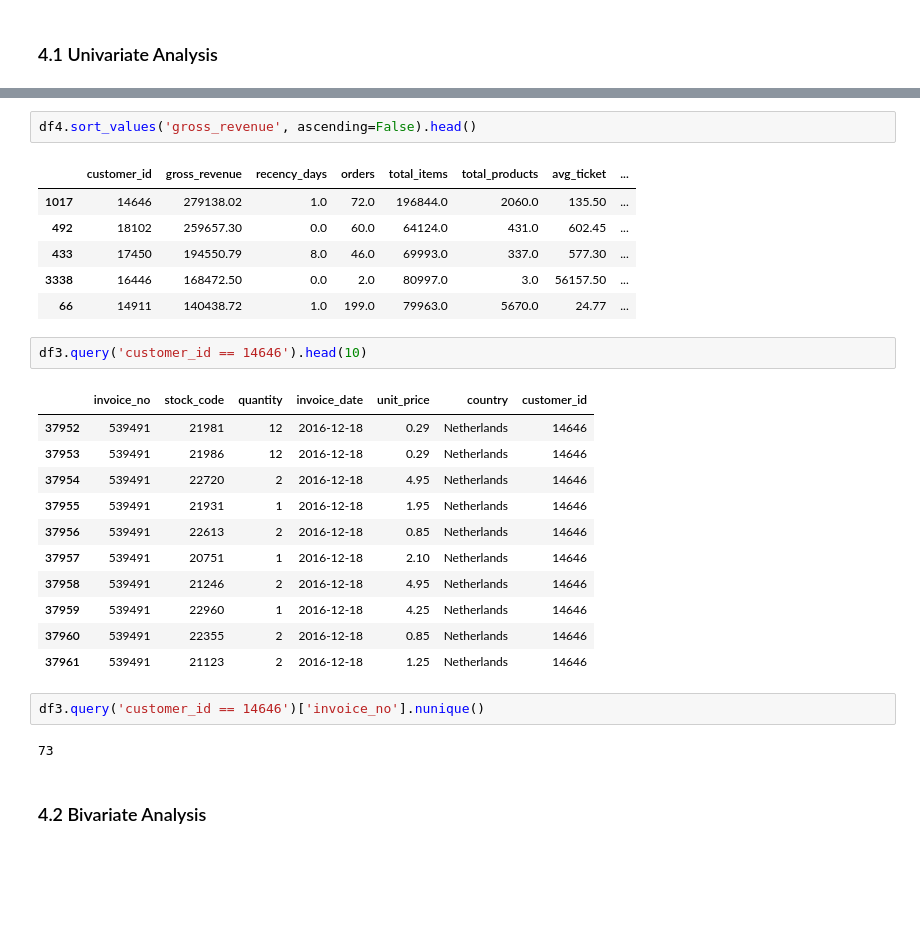
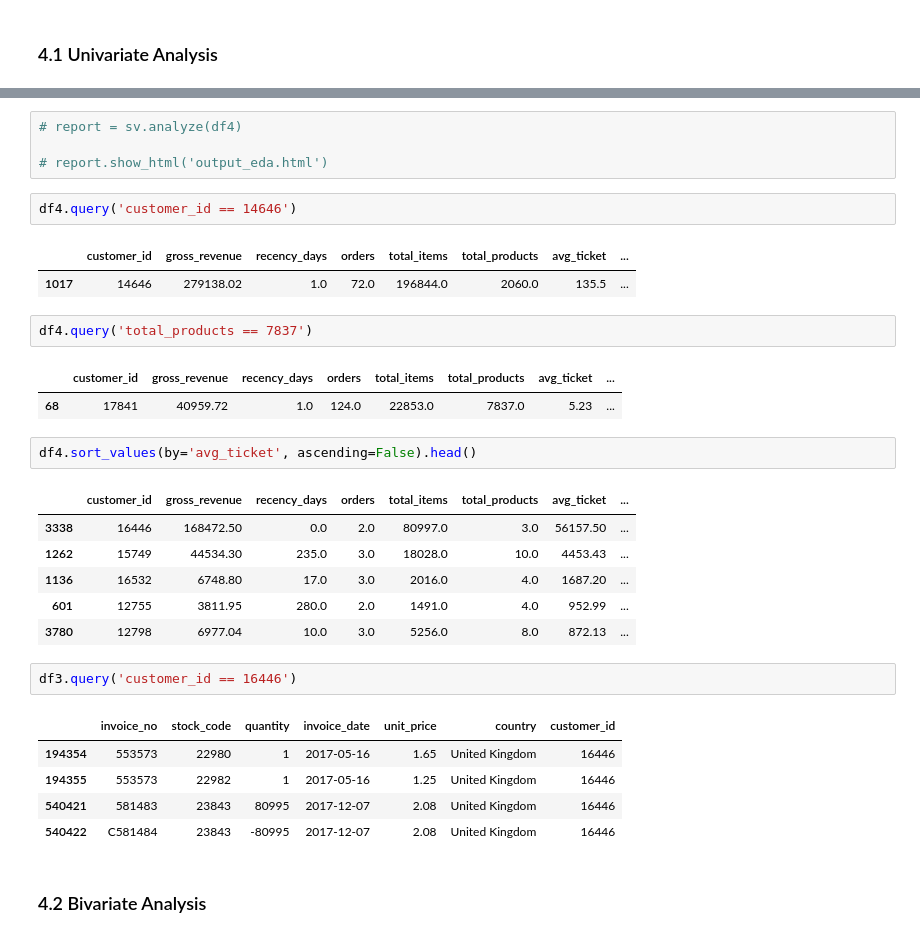
Before and after one commit to GustavoNascimento98/high-value-customers-identification, a Jupyter notebook: notebooks/c0.4-insiders_clustering.ipynb, the cells around one changed output, grey strips where cells are left out. Cells and saved outputs as stored; diff of their text form; blank space fills up the shorter version.

```diff
--- a/notebooks/c0.4-insiders_clustering.ipynb
+++ b/notebooks/c0.4-insiders_clustering.ipynb
@@ -1296,29 +1320,33 @@ df4.head()
+# %%
+# report = sv.analyze(df4)
+
+# report.show_html('output_eda.html')
+# %%
+df4.query('customer_id == 14646')
+# %% [output]
+|  | customer_id | gross_revenue | recency_days | orders | total_items | total_products | avg_ticket | ... |
+| 1017 | 14646 | 279138.02 | 1.0 | 72.0 | 196844.0 | 2060.0 | 135.5 | ... |
+# %%
+df4.query('total_products == 7837')
+# %% [output]
+|  | customer_id | gross_revenue | recency_days | orders | total_items | total_products | avg_ticket | ... |
+| 68 | 17841 | 40959.72 | 1.0 | 124.0 | 22853.0 | 7837.0 | 5.23 | ... |
 # %%
-df4.sort_values('gross_revenue', ascending=False).head()
+df4.sort_values(by='avg_ticket', ascending=False).head()
 # %% [output]
 |  | customer_id | gross_revenue | recency_days | orders | total_items | total_products | avg_ticket | ... |
-| 1017 | 14646 | 279138.02 | 1.0 | 72.0 | 196844.0 | 2060.0 | 135.50 | ... |
-| 492 | 18102 | 259657.30 | 0.0 | 60.0 | 64124.0 | 431.0 | 602.45 | ... |
-| 433 | 17450 | 194550.79 | 8.0 | 46.0 | 69993.0 | 337.0 | 577.30 | ... |
 | 3338 | 16446 | 168472.50 | 0.0 | 2.0 | 80997.0 | 3.0 | 56157.50 | ... |
-| 66 | 14911 | 140438.72 | 1.0 | 199.0 | 79963.0 | 5670.0 | 24.77 | ... |
+| 1262 | 15749 | 44534.30 | 235.0 | 3.0 | 18028.0 | 10.0 | 4453.43 | ... |
+| 1136 | 16532 | 6748.80 | 17.0 | 3.0 | 2016.0 | 4.0 | 1687.20 | ... |
+| 601 | 12755 | 3811.95 | 280.0 | 2.0 | 1491.0 | 4.0 | 952.99 | ... |
+| 3780 | 12798 | 6977.04 | 10.0 | 3.0 | 5256.0 | 8.0 | 872.13 | ... |
 # %%
-df3.query('customer_id == 14646').head(10)
+df3.query('customer_id == 16446')
 # %% [output]
 |  | invoice_no | stock_code | quantity | invoice_date | unit_price | country | customer_id |
-| 37952 | 539491 | 21981 | 12 | 2016-12-18 | 0.29 | Netherlands | 14646 |
-| 37953 | 539491 | 21986 | 12 | 2016-12-18 | 0.29 | Netherlands | 14646 |
-| 37954 | 539491 | 22720 | 2 | 2016-12-18 | 4.95 | Netherlands | 14646 |
-| 37955 | 539491 | 21931 | 1 | 2016-12-18 | 1.95 | Netherlands | 14646 |
-| 37956 | 539491 | 22613 | 2 | 2016-12-18 | 0.85 | Netherlands | 14646 |
-| 37957 | 539491 | 20751 | 1 | 2016-12-18 | 2.10 | Netherlands | 14646 |
-| 37958 | 539491 | 21246 | 2 | 2016-12-18 | 4.95 | Netherlands | 14646 |
-| 37959 | 539491 | 22960 | 1 | 2016-12-18 | 4.25 | Netherlands | 14646 |
-| 37960 | 539491 | 22355 | 2 | 2016-12-18 | 0.85 | Netherlands | 14646 |
-| 37961 | 539491 | 21123 | 2 | 2016-12-18 | 1.25 | Netherlands | 14646 |
+| 194354 | 553573 | 22980 | 1 | 2017-05-16 | 1.65 | United Kingdom | 16446 |
+| 194355 | 553573 | 22982 | 1 | 2017-05-16 | 1.25 | United Kingdom | 16446 |
+| 540421 | 581483 | 23843 | 80995 | 2017-12-07 | 2.08 | United Kingdom | 16446 |
+| 540422 | C581484 | 23843 | -80995 | 2017-12-07 | 2.08 | United Kingdom | 16446 |
-# %%
-df3.query('customer_id == 14646')['invoice_no'].nunique()
-# %% [output]
-73
 # %% [markdown]
 ### 4.2 Bivariate Analysis
```
Also changed, not shown: parts of 21 cells of this notebook, 2 other files.
